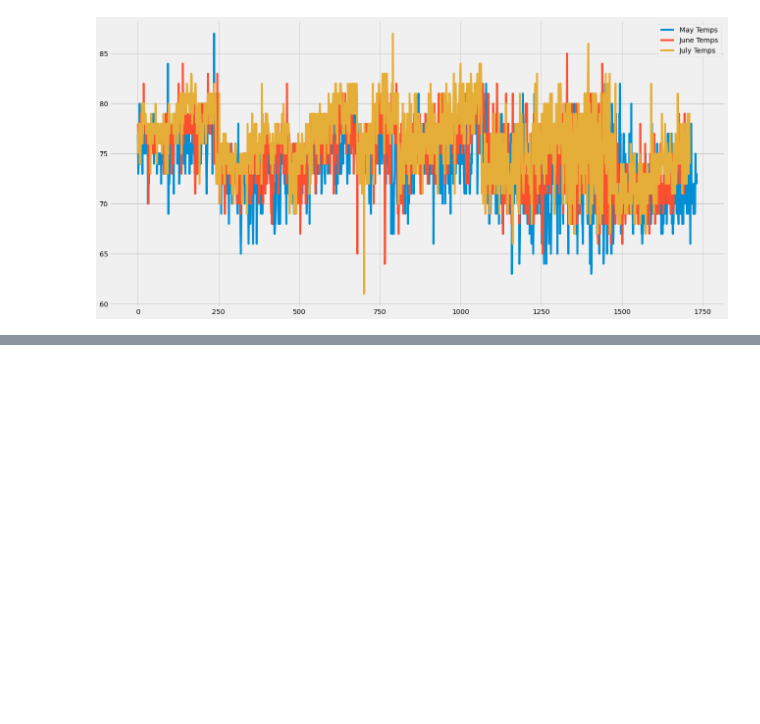
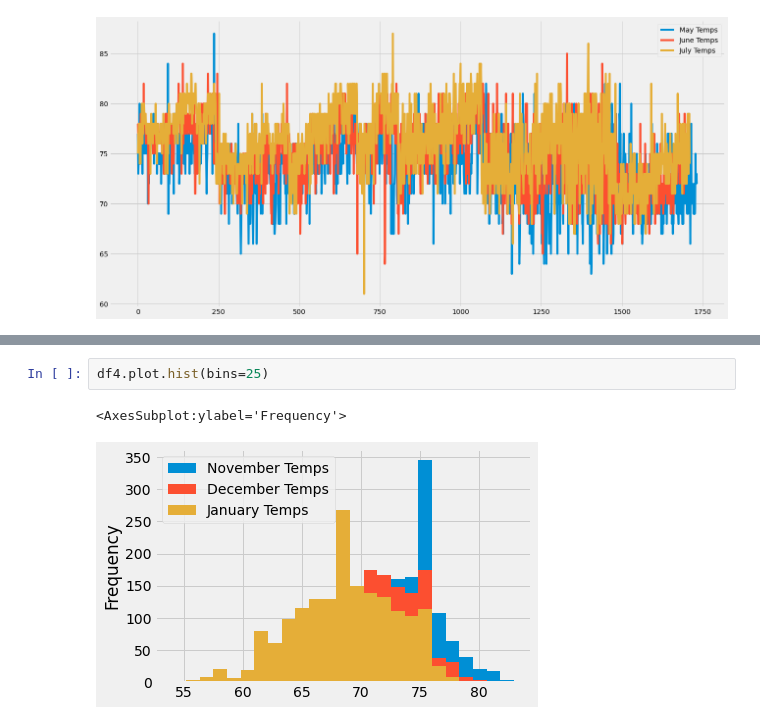
Before and after one commit to eneubauer2022/surfs_up, a Jupyter notebook: SurfsUp_Challenge.ipynb, the cells around one changed output, grey strips where cells are left out. Saved outputs shown, nothing was run; the diff lists cells and outputs as text; blank space fills up the shorter version.

```diff
--- a/SurfsUp_Challenge.ipynb
+++ b/SurfsUp_Challenge.ipynb
@@ -374,3 +399,8 @@ df4.describe()
 | 50% | 74.000000 | 71.000000 | 69.000000 |
 | 75% | 76.000000 | 74.000000 | 72.000000 |
 | max | 83.000000 | 83.000000 | 81.000000 |
+# %%
+df4.plot.hist(bins=25)
+# %% [output]
+<AxesSubplot:ylabel='Frequency'>
+[figure, added]
```
Also changed, not shown: parts of 7 cells of this notebook, 5 other files.
